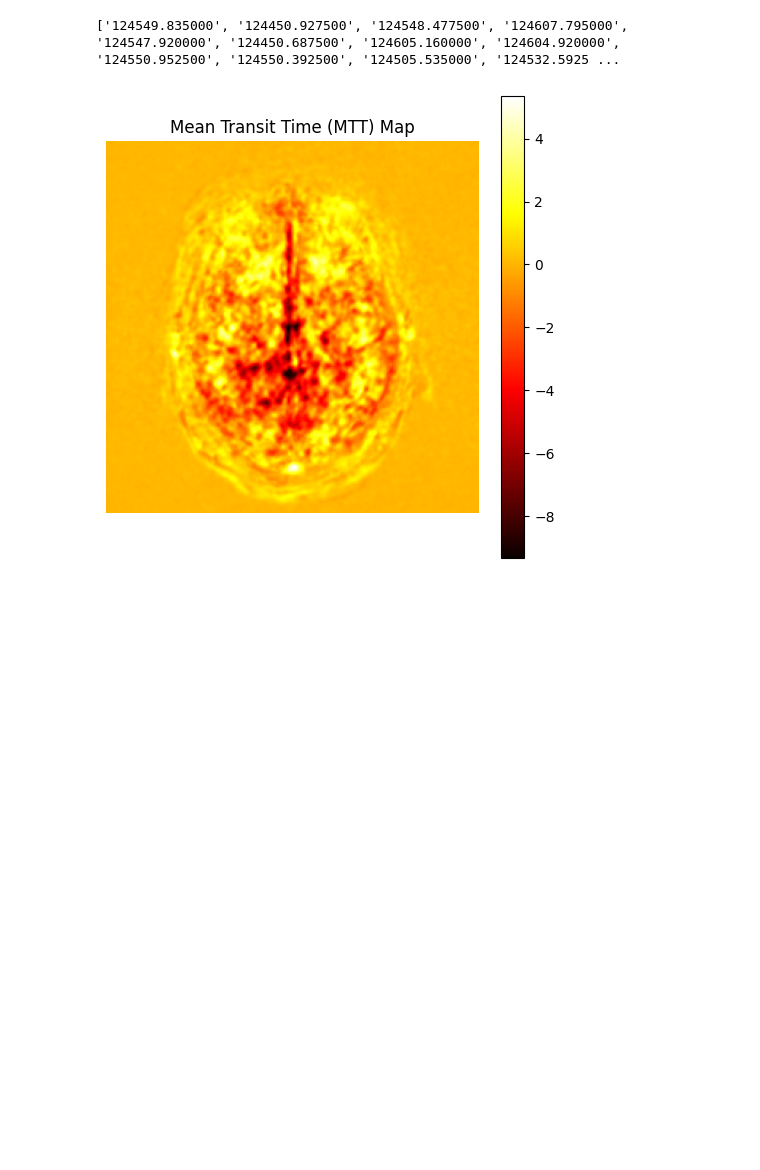
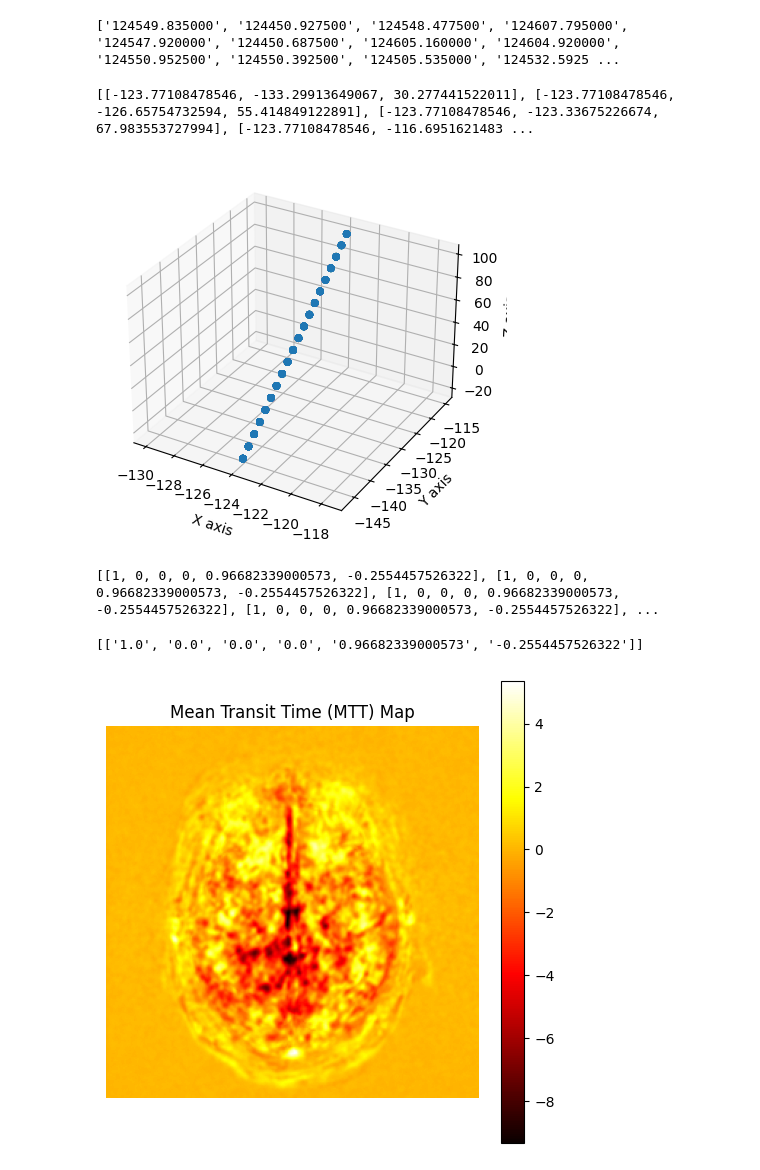
Before and after one commit to qqgjyx/MATH-Group, a Jupyter notebook: main.ipynb, the cells around one changed output. Saved outputs shown, nothing was run; the diff lists cells and outputs as text; code cells hidden in the pictures; blank space fills up the shorter version.

```diff
--- a/main.ipynb
+++ b/main.ipynb
@@ -144,6 +154,8 @@ plt.show()
 # %%
 # Example of extracting acquisition time from DICOM metadata
 acquisition_times = []
+image_orientations = []
+image_positions = []
 
 for file in dicom_files:
     file_path = os.path.join(folder_path, file)
@@ -152,10 +164,60 @@ for file in dicom_files:
     # Extract acquisition time; note that you'll need to adjust 'AcquisitionTime' based on your DICOM files' metadata structure
     acquisition_time = ds.AcquisitionTime
     acquisition_times.append(acquisition_time)
+
+    image_position = ds.ImagePositionPatient
+    image_positions.append(image_position)
+
+    image_orientation = ds.ImageOrientationPatient
+    image_orientations.append(image_orientation)
 # %%
 print(acquisition_times)
 # %% [output]
 ['124549.835000', '124450.927500', '124548.477500', '124607.795000', '124547.920000', '124450.687500', '124605.160000', '124604.920000', '124550.952500', '124550.392500', '124505.535000', '124532.5925 ...
+# %%
+print(image_positions)
+
+points = image_positions
+# Separate the points into x, y, and z coordinates for plotting
+x_coords = [point[0] for point in points]
+y_coords = [point[1] for point in points]
+z_coords = [point[2] for point in points]
+
+# Create a new figure for the 3D plot
+fig = plt.figure()
+
+# Add a 3D subplot to the figure
+ax = fig.add_subplot(111, projection='3d')
+
+# Scatter the points in 3D space
+ax.scatter(x_coords, y_coords, z_coords)
+
+# Set labels for axes (optional)
+ax.set_xlabel('X axis')
+ax.set_ylabel('Y axis')
+ax.set_zlabel('Z axis')
+
+# Show the plot
+plt.show()
+# %% [output]
+[[-123.77108478546, -133.29913649067, 30.277441522011], [-123.77108478546, -126.65754732594, 55.414849122891], [-123.77108478546, -123.33675226674, 67.983553727994], [-123.77108478546, -116.6951621483 ...
+[figure, added]
+# %%
+print(image_orientations)
+
+points = image_orientations
+
+# Convert each sublist to a tuple and add to a set to remove duplicates
+unique_points_set = set(tuple(point) for point in points)
+
+# Convert the set back to a list of lists
+unique_points = [list(point) for point in unique_points_set]
+# %% [output]
+[[1, 0, 0, 0, 0.96682339000573, -0.2554457526322], [1, 0, 0, 0, 0.96682339000573, -0.2554457526322], [1, 0, 0, 0, 0.96682339000573, -0.2554457526322], [1, 0, 0, 0, 0.96682339000573, -0.2554457526322], ...
+# %%
+print(unique_points)
+# %% [output]
+[['1.0', '0.0', '0.0', '0.0', '0.96682339000573', '-0.2554457526322']]
 # %%
 acquisition_time_seconds = [time_to_seconds(t) for t in acquisition_times]
 time_diffs = np.diff(acquisition_time_seconds)
```
Also changed, not shown: parts of 4 cells of this notebook.
